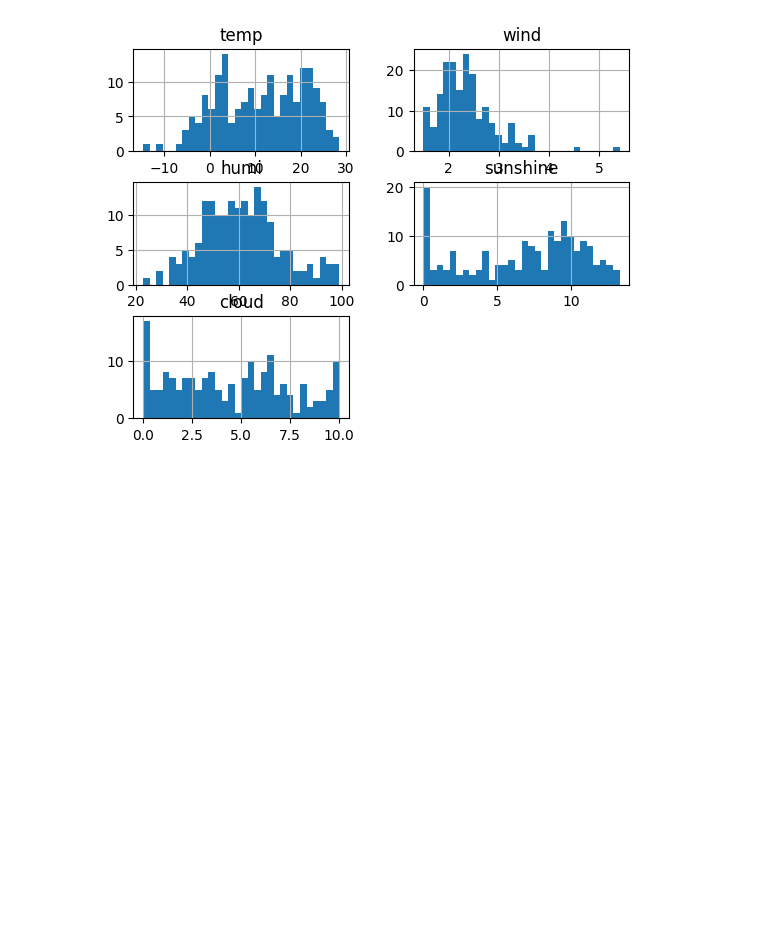
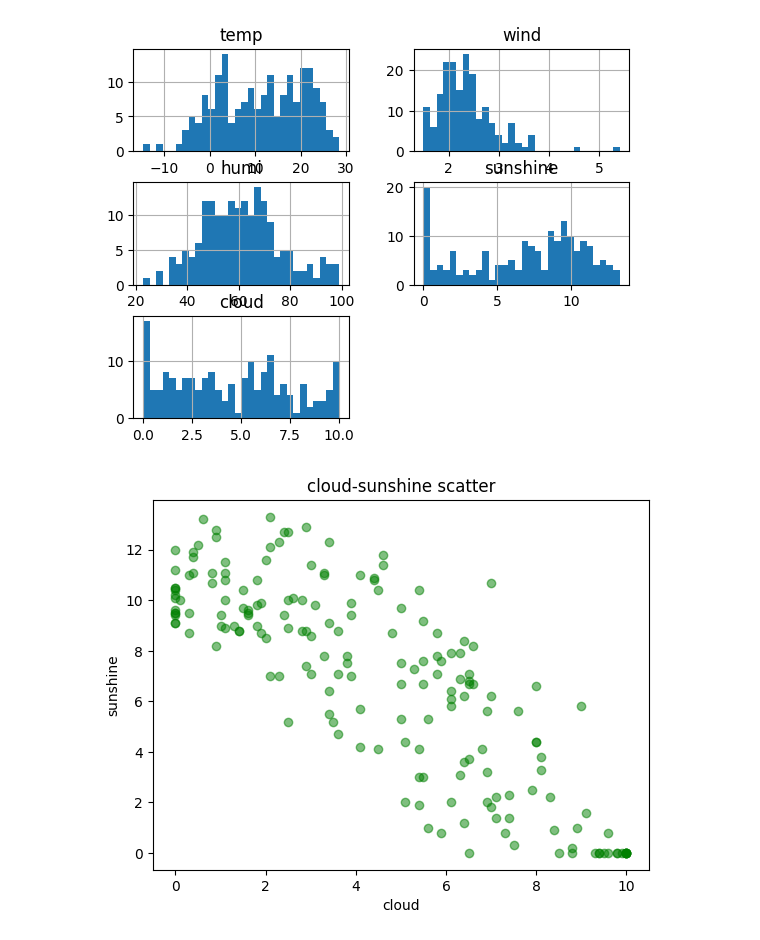
Before and after one commit to wjdtjwls512/School, a Jupyter notebook: 인공지능일반/2023날씨데이터_1315.ipynb, the cells around one changed output. Saved outputs shown, nothing was run; the diff lists cells and outputs as text; code cells hidden in the pictures; blank space fills up the shorter version.

```diff
--- a/인공지능일반/2023날씨데이터_1315.ipynb
+++ b/인공지능일반/2023날씨데이터_1315.ipynb
@@ -78,3 +76,11 @@ weather.hist(bins = 30)
 plt.show()
 # %% [output]
 [figure]
+# %%
+plt.scatter(weather['cloud'], weather['sunshine'], color = 'green', alpha = 0.5)
+plt.title('cloud-sunshine scatter')
+plt.xlabel('cloud')
+plt.ylabel('sunshine')
+plt.show()
+# %% [output]
+[figure, added]
```
Also changed, not shown: parts of 2 cells of this notebook, 1 other file.
